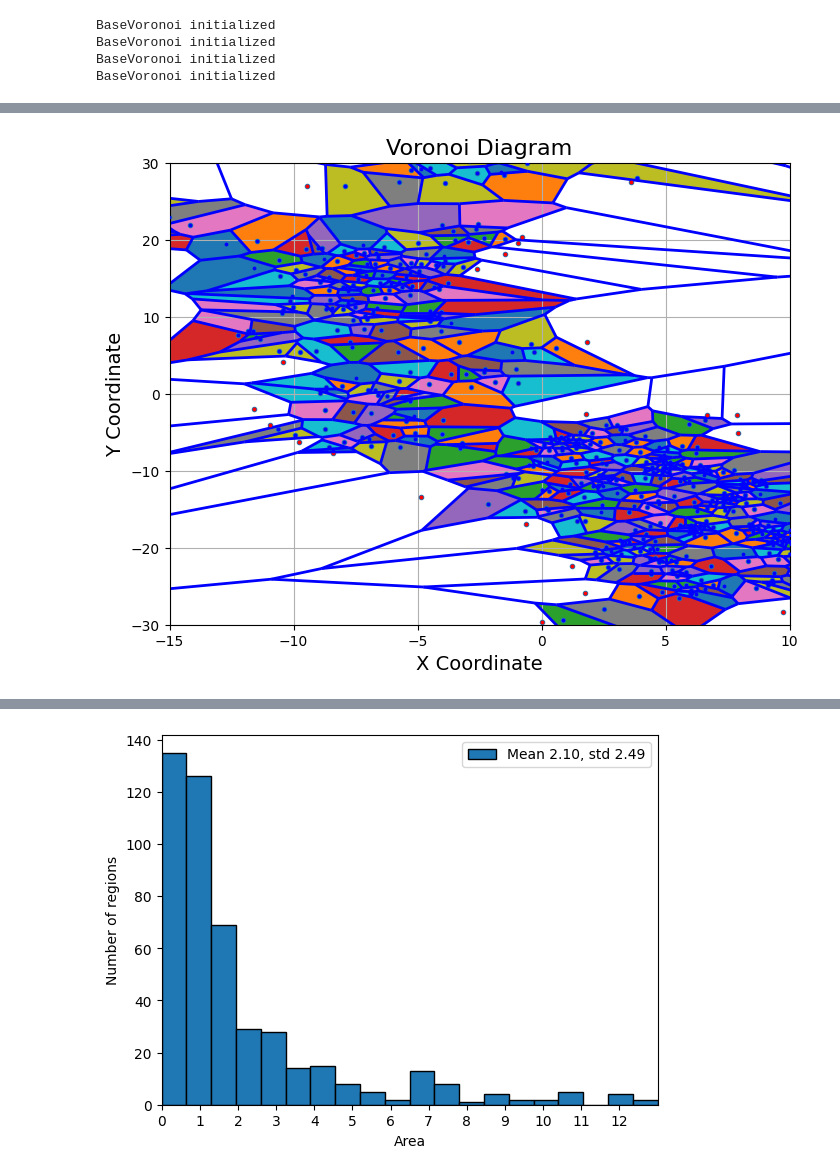
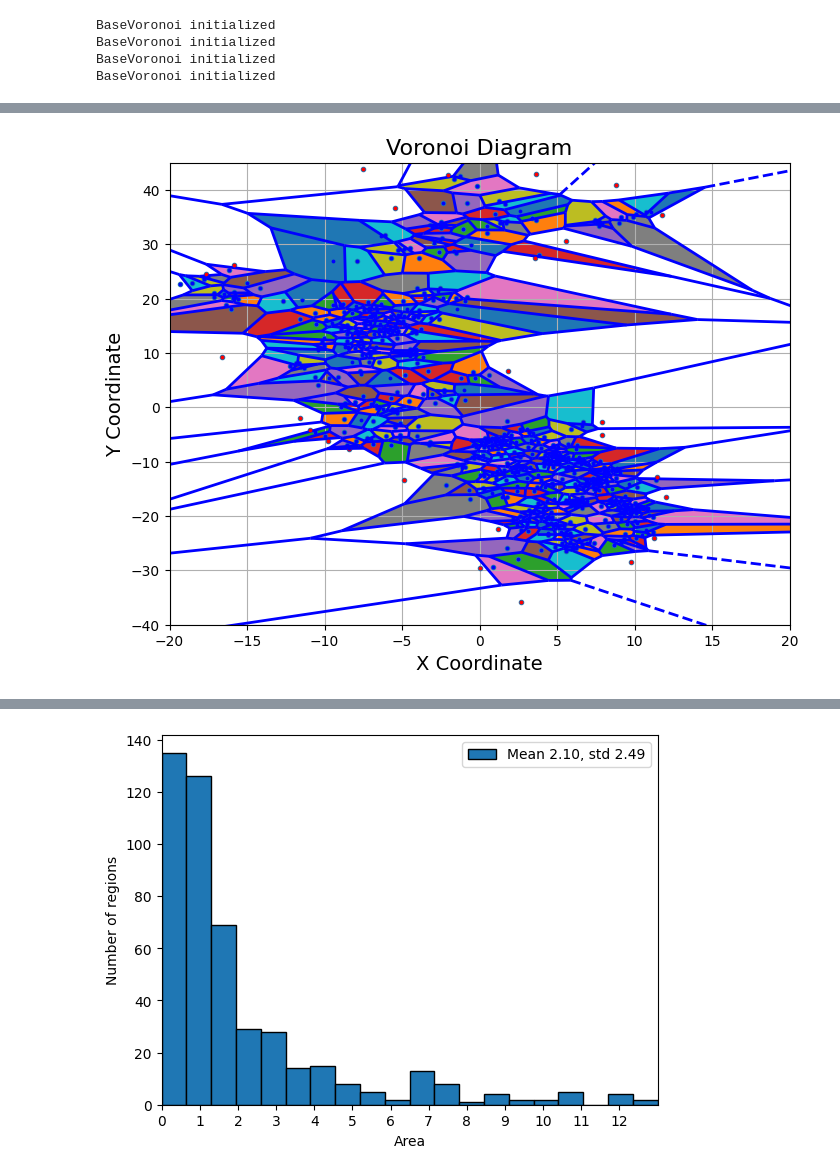
Before and after one commit to maria0026/solution_pipes_patterns, a Jupyter notebook: results.ipynb, the cells around one changed output, grey strips where cells are left out. Saved outputs shown, nothing was run; the diff lists cells and outputs as text; code cells hidden in the pictures.

Commit message:
limit of area calculation

```diff
--- a/results.ipynb
+++ b/results.ipynb
@@ -37,7 +37,7 @@ voronoi_plotter_random.all_voronoi_diagram()
 # %%
-voronoi_plotter.all_voronoi_diagram_area_filtered(x_lim_min=-15, x_lim_max=10, y_lim_min=-30, y_lim_max=30)
+voronoi_plotter.all_voronoi_diagram_area_filtered(x_lim_min=-20, x_lim_max=20, y_lim_min=-40, y_lim_max=45)
 # %% [output]
-[figure, old version]
+[figure, new version]
 # %%
 voronoi_plotter_random.all_voronoi_diagram_area_filtered(x_lim_min=-15, x_lim_max=10, y_lim_min=-30, y_lim_max=30)
 # %% [output]
```
Also changed, not shown: parts of 2 cells of this notebook, 2 other files.
